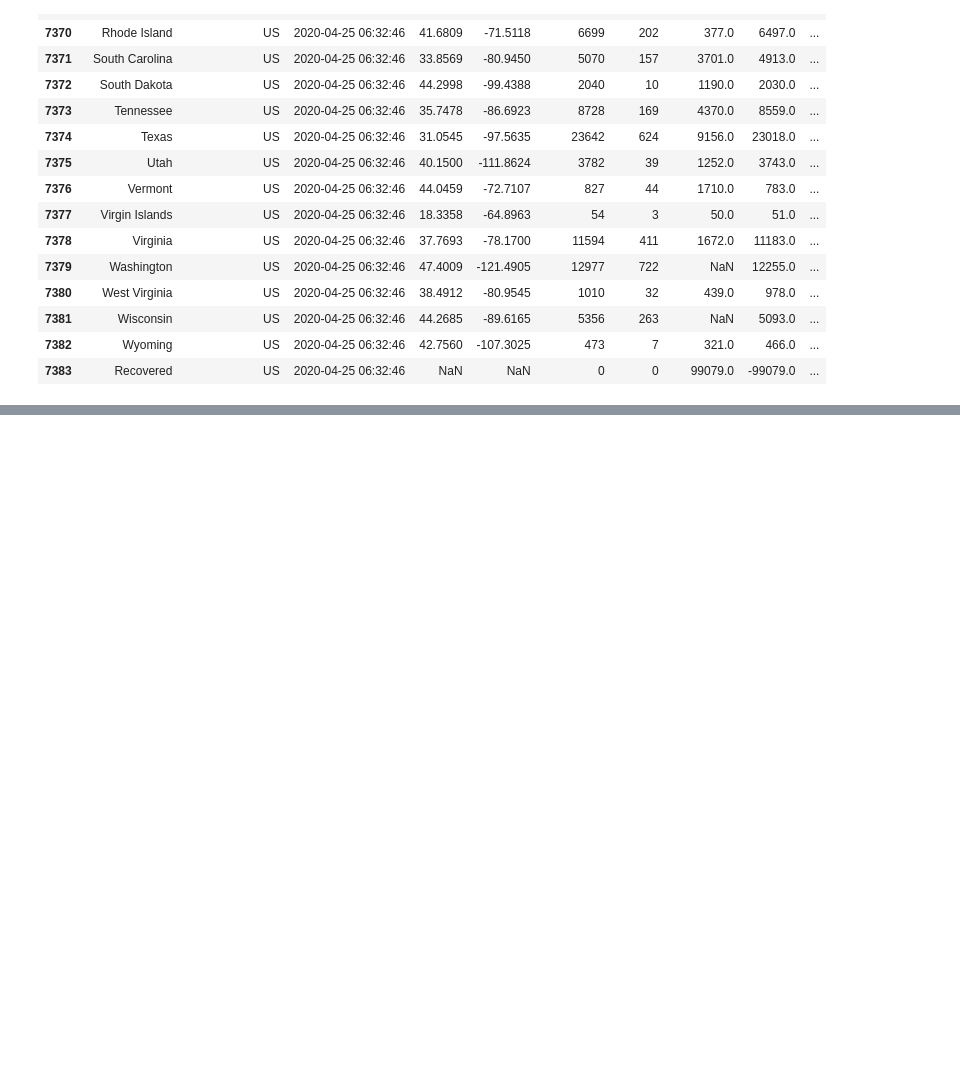
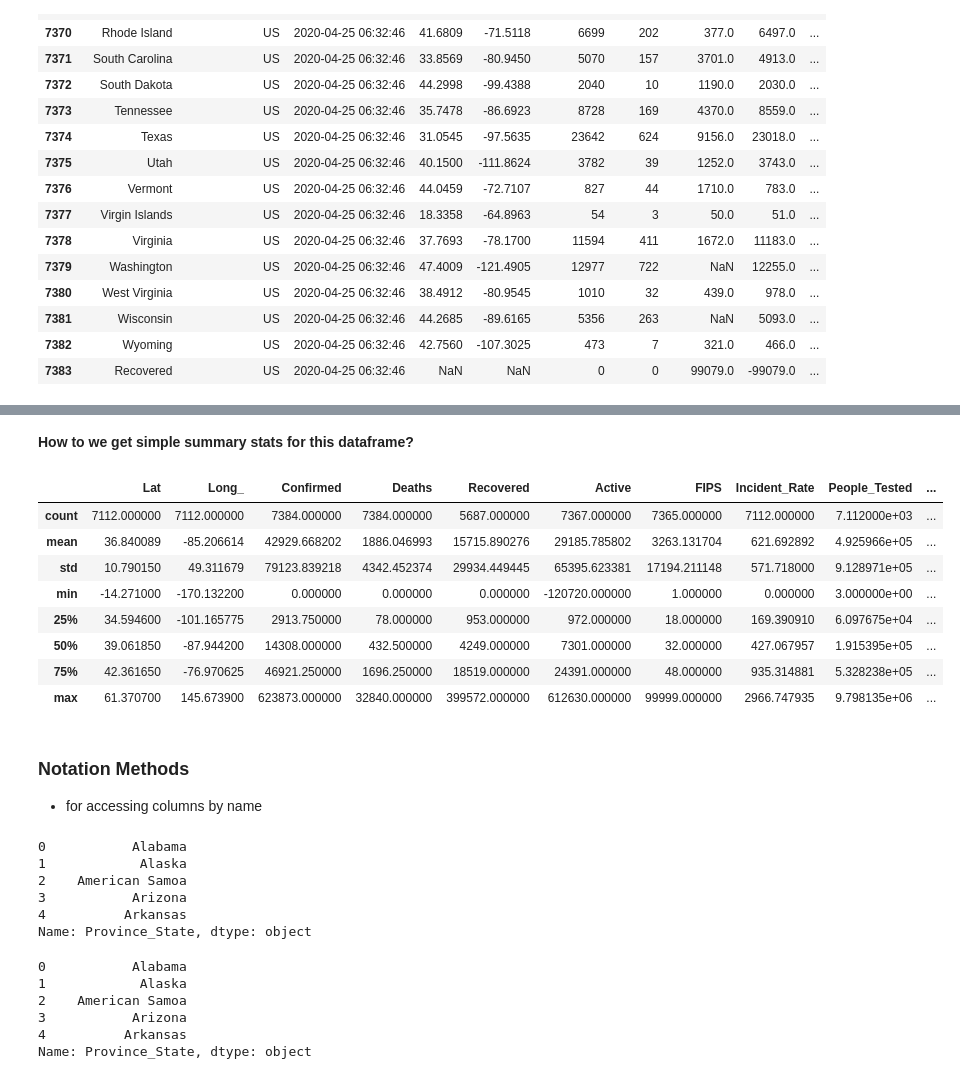
Before and after one commit to MnemoSemiotic/prem_prep_july20, a Jupyter notebook: stats/07_exploring_with_pandas/Johns_Hopkins_COVID19_with_Pandas_Matplotlib.ipynb, the cells around one changed output, grey strips where cells are left out. Cells and saved outputs as stored; diff of their text form; code cells hidden in the pictures; blank space fills up the shorter version.

```diff
--- a/stats/07_exploring_with_pandas/Johns_Hopkins_COVID19_with_Pandas_Matplotlib.ipynb
+++ b/stats/07_exploring_with_pandas/Johns_Hopkins_COVID19_with_Pandas_Matplotlib.ipynb
@@ -89,0 +147,37 @@ df.tail(15)
+# %% [markdown]
+**How to we get simple summary stats for this dataframe?**
+# %%
+df.describe()
+# %% [output]
+|  | Lat | Long_ | Confirmed | Deaths | Recovered | Active | FIPS | Incident_Rate | People_Tested | ... |
+| count | 7112.000000 | 7112.000000 | 7384.000000 | 7384.000000 | 5687.000000 | 7367.000000 | 7365.000000 | 7112.000000 | 7.112000e+03 | ... |
+| mean | 36.840089 | -85.206614 | 42929.668202 | 1886.046993 | 15715.890276 | 29185.785802 | 3263.131704 | 621.692892 | 4.925966e+05 | ... |
+| std | 10.790150 | 49.311679 | 79123.839218 | 4342.452374 | 29934.449445 | 65395.623381 | 17194.211148 | 571.718000 | 9.128971e+05 | ... |
+| min | -14.271000 | -170.132200 | 0.000000 | 0.000000 | 0.000000 | -120720.000000 | 1.000000 | 0.000000 | 3.000000e+00 | ... |
+| 25% | 34.594600 | -101.165775 | 2913.750000 | 78.000000 | 953.000000 | 972.000000 | 18.000000 | 169.390910 | 6.097675e+04 | ... |
+| 50% | 39.061850 | -87.944200 | 14308.000000 | 432.500000 | 4249.000000 | 7301.000000 | 32.000000 | 427.067957 | 1.915395e+05 | ... |
+| 75% | 42.361650 | -76.970625 | 46921.250000 | 1696.250000 | 18519.000000 | 24391.000000 | 48.000000 | 935.314881 | 5.328238e+05 | ... |
+| max | 61.370700 | 145.673900 | 623873.000000 | 32840.000000 | 399572.000000 | 612630.000000 | 99999.000000 | 2966.747935 | 9.798135e+06 | ... |
+# %% [markdown]
+### Notation Methods
+* for accessing columns by name
+# %%
+# dot notation
+df.Province_State.head(5)
+# %% [output]
+0           Alabama
+1            Alaska
+2    American Samoa
+3           Arizona
+4          Arkansas
+Name: Province_State, dtype: object
+# %%
+# bracket notation
+df['Province_State'].head(5)
+# %% [output]
+0           Alabama
+1            Alaska
+2    American Samoa
+3           Arizona
+4          Arkansas
+Name: Province_State, dtype: object
```
Also changed, not shown: parts of 14 cells of this notebook.
